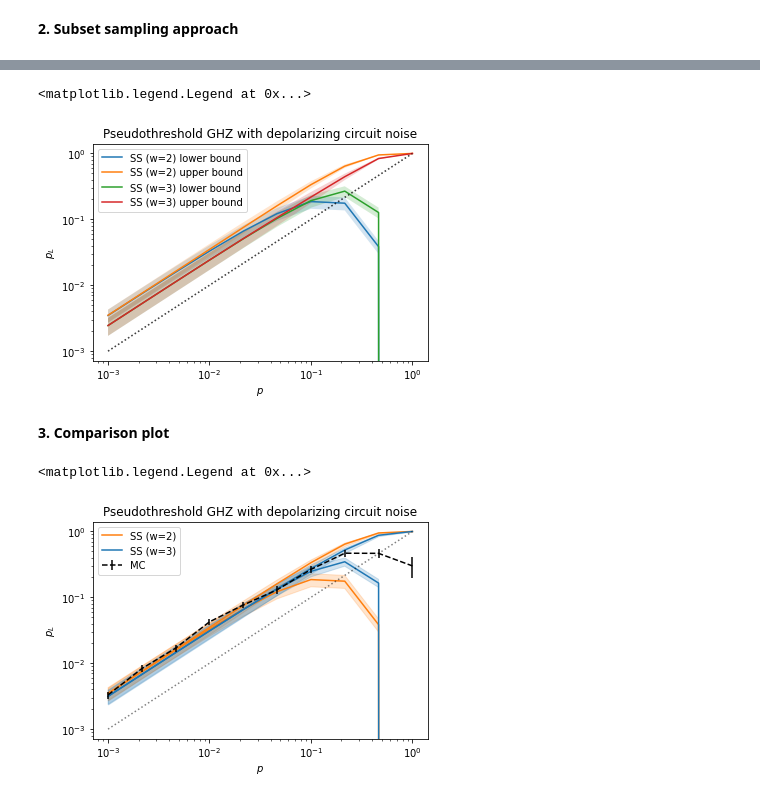
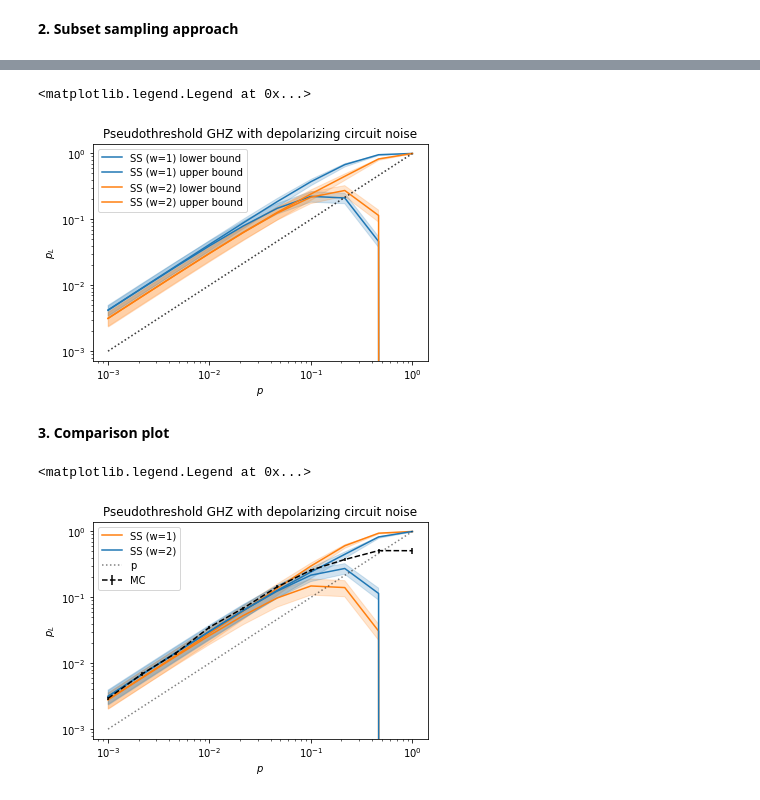
Before and after one commit to dpwinter/PECOS_WS_solutions, a Jupyter notebook: subset_sampling.ipynb, the cells around one changed output, grey strips where cells are left out. Drawn from its saved outputs; the diff is of its cells as text; code cells hidden in the pictures.

Commit message:
Updated comparison plots

```diff
--- a/subset_sampling.ipynb
+++ b/subset_sampling.ipynb
@@ -21,10 +21,6 @@ ghz.append('measure Z', {4})
 circ_runner = pc.circuit_runners.Standard(seed=np.random.randint(1e9))
 depolar_gen = pc.error_gens.DepolarGen(model_level='circuit')
 
-p_phy = np.logspace(-3, 0, 10) # evenly spaced samples in log space
-n_samples = 20
-sample_range = np.int_(n_samples / p_phy) # take more samples for lower p_phy
-
 def MC(p, n_samples):
     logical_errs = 0
     for _ in range(n_samples):
@@ -34,12 +30,19 @@ def MC(p, n_samples):
             logical_errs += 1
     return logical_errs
 
-p_L= np.empty_like(p_phy)
-for i, p in enumerate(p_phy):
-    n_fails = MC(p, sample_range[i])
-    p_L[i] = n_fails / sample_range[i]
+def MC_gen_p_L(p_phy, sample_range):
+    p_L= np.empty_like(p_phy)
+    for i, p in enumerate(p_phy):
+        n_fails = MC(p, sample_range[i])
+        p_L[i] = n_fails / sample_range[i]
+    p_L_err = np.sqrt(p_L*(1-p_L)/sample_range)
+    return p_L, p_L_err
 
-p_L_err = np.sqrt(p_L*(1-p_L)/sample_range)
+p_phy = np.logspace(-3, 0, 10) # evenly spaced samples in log space
+n_samples = 100
+sample_range = np.int_(n_samples / p_phy) # take more samples for lower p_phy
+p_L, p_L_err = MC_gen_p_L(p_phy, sample_range)
+
 plt.xscale('log')
 plt.yscale('log')
 plt.xlabel(r'$p$')
@@ -112,13 +115,13 @@ n_samples = 20 # number of samples per subset
 p_phy = np.logspace(-3, 0, 10) # physical error rates
 n_gates = len(ghz) # number of gates in reference circuit
 
-def gen_p_L(w_max):
-    # Subset logical failure rates
-    p_L_w = np.array([0] + [subset_sample(ghz,w,n_samples)/n_samples for w in range(1,w_max)])
+def SS_gen_p_L_w(w_max, p_phy, n_samples):
+    # Subset logical failure rates: Weight-0 faults have failure rate 0.
+    p_L_w = np.array([0] + [subset_sample(ghz,w,n_samples)/n_samples for w in range(1,w_max+1)])
 
     # Binomial weight: Tot. probability of sampling weight-w circuits from all possible circuits
     A_w = lambda p,w,N: math.comb(N,w) * p**(w) * (1-p)**(N-w)
-    A = np.array([[A_w(p,w,n_gates) for p in p_phy] for w in range(w_max)])
+    A = np.array([[A_w(p,w,n_gates) for p in p_phy] for w in range(w_max+1)])
 
     # Overall bounded logical failure rates
     p_L_low = np.sum(A * p_L_w[:,None], axis=0)
@@ -129,18 +132,19 @@ def gen_p_L(w_max):
     e_SS = np.sqrt( np.sum((A[1:] * e_SS_w(p_L_w[1:,None], n_samples))**2, axis=0) )
     return p_L_low, p_L_up, e_SS
 
-w_max = [2,3] # gate fault cutoff
-for w_m in w_max:
-    p_L_low, p_L_up, e_SS = gen_p_L(w_m)
+cols = ['tab:blue', 'tab:orange']
+w_max = 2 # gate fault cutoff
+for col, w_m in zip(cols,range(1,w_max+1)):
+    p_L_low, p_L_up, e_SS = SS_gen_p_L_w(w_m, p_phy, n_samples)
     plt.xscale('log')
     plt.yscale('log')
     plt.xlabel(r'$p$')
     plt.ylabel(r'$p_L$')
     plt.title('Pseudothreshold GHZ with depolarizing circuit noise')
-    plt.plot(p_phy, p_L_low, label="SS (w=%s) lower bound" % w_m)
-    plt.fill_between(p_phy, p_L_low-e_SS, p_L_low+e_SS, alpha=0.2)
-    plt.plot(p_phy, p_L_up, label="SS (w=%s) upper bound" % w_m)
-    plt.fill_between(p_phy, p_L_up-e_SS, p_L_up+e_SS, alpha=0.2)
+    plt.plot(p_phy, p_L_low, c=col, label="SS (w=%s) lower bound" % w_m)
+    plt.fill_between(p_phy, p_L_low-e_SS, p_L_low+e_SS, alpha=0.2, color=col)
+    plt.plot(p_phy, p_L_up, label="SS (w=%s) upper bound" % w_m, c=col)
+    plt.fill_between(p_phy, p_L_up-e_SS, p_L_up+e_SS, alpha=0.2, color=col)
     plt.plot(p_phy, p_phy, 'k:', alpha=0.5)
 plt.legend()
 # %% [output]
@@ -149,5 +153,5 @@ Wall time: 35.4 ms
 <matplotlib.legend.Legend at 0x...>
-[figure, old version]
+[figure, new version]
 # %% [markdown]
 **3. Comparison plot**
 # %%
@@ -157,16 +161,19 @@ plt.xlabel(r'$p$')
 plt.ylabel(r'$p_L$')
 plt.title('Pseudothreshold GHZ with depolarizing circuit noise')
 
-for col, w_m in zip(['tab:orange', 'tab:blue'],[2,3]):
-    p_L_low, p_L_up, e_SS = gen_p_L(w_m)
+n_samples = 20 # number of samples per subset
+p_phy = np.logspace(-3, 0, 10) # physical error rates
+
+for col, w_m in zip(['tab:orange', 'tab:blue'],[1,2]):
+    p_L_low, p_L_up, e_SS = SS_gen_p_L_w(w_m,p_phy,n_samples)
     plt.plot(p_phy, p_L_low, c=col, label="SS (w=%s)"%w_m)
     plt.fill_between(p_phy, p_L_low-e_SS, p_L_low+e_SS, color=col, alpha=0.2)
     plt.plot(p_phy, p_L_up, c=col)
     plt.fill_between(p_phy, p_L_up-e_SS, p_L_up+e_SS, color=col, alpha=0.2)
 
 plt.errorbar(p_phy, p_L, fmt='--', c="black", yerr=p_L_err, label="MC")
-plt.plot(p_phy, p_phy, 'k:', alpha=0.5)
+plt.plot(p_phy, p_phy, 'k:', alpha=0.5, label="p")
 plt.legend()
 # %% [output]
 <matplotlib.legend.Legend at 0x...>
-[figure, old version]
+[figure, new version]
```
Also changed, not shown: parts of 7 cells of this notebook.
